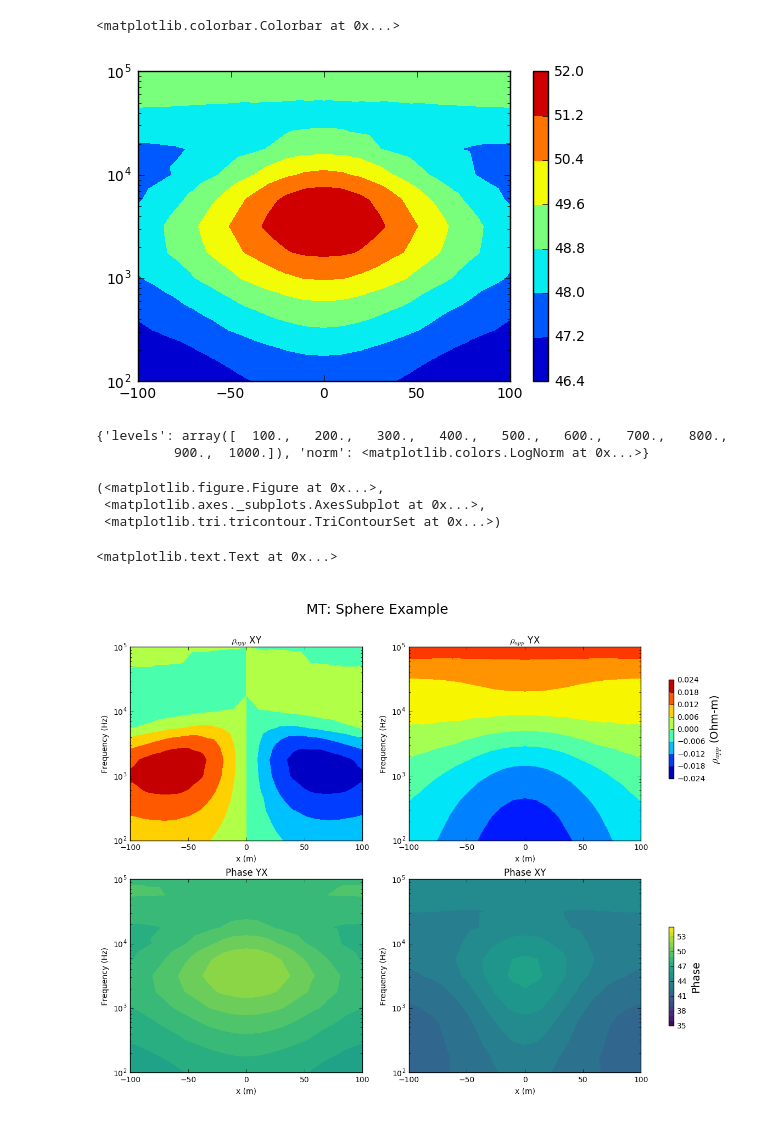
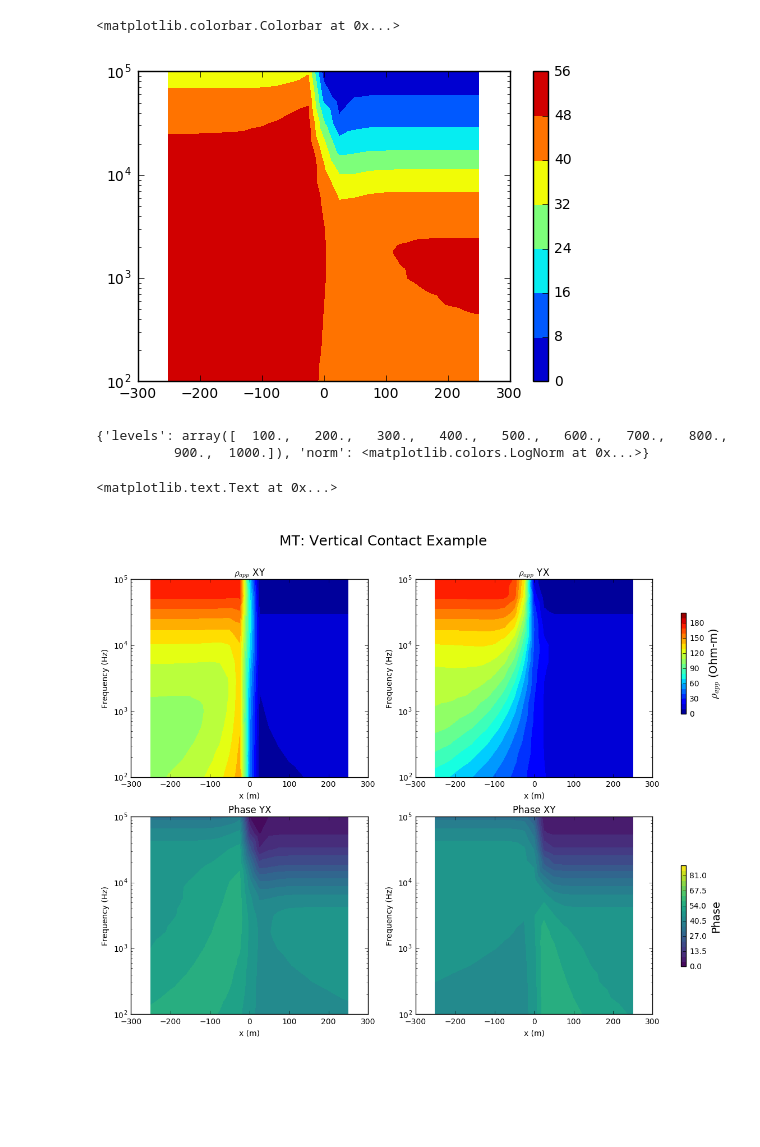
Before and after one commit to geoscixyz/em_examples, a Jupyter notebook: notebooks/geophysical_surveys/MT_Survey/plot data vertical contact.ipynb, the cells around one changed output. Saved outputs shown, nothing was run; the diff lists cells and outputs as text; code cells hidden in the pictures; blank space fills up the shorter version.

```diff
--- a/notebooks/geophysical_surveys/MT_Survey/plot data vertical contact.ipynb
+++ b/notebooks/geophysical_surveys/MT_Survey/plot data vertical contact.ipynb
@@ -20,3 +24,3 @@ import telluricpy
 # %%
-mtData = dill.load(open('sphere_mtData_1e2_1e1.pklb','rb'))
+mtData = dill.load(open('vertical_contact_mtData_1e2_1e1.pklb','rb'))
 # %%
@@ -71,7 +74,7 @@ ax.set_yscale('log')
 plt.colorbar(cont)
 # %% [output]
 <matplotlib.colorbar.Colorbar at 0x...>
-[figure, old version]
+[figure, new version]
 # %%
 cont_args = {'levels':np.linspace(100.,1000.,10),'norm':colors.LogNorm()}
 # %%
@@ -79,12 +82,6 @@ cont_args
 # %% [output]
 {'levels': array([  100.,   200.,   300.,   400.,   500.,   600.,   700.,   800.,
           900.,  1000.]), 'norm': <matplotlib.colors.LogNorm at 0x...>}
-# %%
-mtData.section_plot({'y':0.},'Z','xy','app_res',ax=ax0, plot_error=False)#, **cont_args)
-# %% [output]
-(<matplotlib.figure.Figure at 0x...>,
- <matplotlib.axes._subplots.AxesSubplot at 0x...>,
- <matplotlib.tri.tricontour.TriContourSet at 0x...>)
 # %%
 fig = plt.figure(figsize= (12,10))
 ax0 = plt.subplot(221)
@@ -92,9 +89,9 @@ ax2 = plt.subplot(222)
 ax3 = plt.subplot(223)
 ax1 = plt.subplot(224)
 
-cont_args_app_res = {'levels':np.linspace(50.,150.,11)}#,'norm':colors.LogNorm()}
-cont_args_phasexy = {'levels':np.linspace(-145.,-115.,21),'cmap':'viridis'}#,'norm':colors.LogNorm()}
-cont_args_phaseyx = {'levels':np.linspace(35.,55.,21),'cmap':'viridis'}#,'norm':colors.LogNorm()}
+cont_args_app_res = {'levels':np.linspace(0.,200.,21)}#,'norm':colors.LogNorm()}
+cont_args_phasexy = {'levels':np.linspace(-180.,-90.,21),'cmap':'viridis'}#,'norm':colors.LogNorm()}
+cont_args_phaseyx = {'levels':np.linspace(0.,90.,21),'cmap':'viridis'}#,'norm':colors.LogNorm()}
 
 
 fig,ax0,cont_appresxy = mtData.section_plot({'y':0.},'Z','xy','app_res',ax=ax0, plot_error=False, **cont_args_app_res)
@@ -106,35 +103,35 @@ ax1.set_yscale('log')
 ax2.set_yscale('log')
 ax3.set_yscale('log')
 
 ax0.set_xlabel('x (m)')
 ax0.set_ylabel('Frequency (Hz)')
 ax1.set_xlabel('x (m)')
 ax1.set_ylabel('Frequency (Hz)')
 ax2.set_xlabel('x (m)')
 ax2.set_ylabel('Frequency (Hz)')
 ax3.set_xlabel('x (m)')
 ax3.set_ylabel('Frequency (Hz)')
 
 ax0.set_title(r'$\rho_{app}$ XY')
 ax2.set_title(r'$\rho_{app}$ YX')
 ax1.set_title(r'Phase XY')
 ax3.set_title(r'Phase YX')
 
 cbar_ax = fig.add_axes([0.9, 0.5, 0.05, 0.5])
 cbar_ax.axis('off')
 cb = plt.colorbar(cont_appresxy, ax=cbar_ax)#,format = formatter)
 cb.set_label(r'$\rho_{app}$ (Ohm-m)',fontsize = 14.)
 
 cbar_ax = fig.add_axes([0.9, 0.05, 0.05, 0.5])
 cbar_ax.axis('off')
 cb = plt.colorbar(cont_phaseyx, ax=cbar_ax)#,format = formatter)
 cb.set_label(r'Phase',fontsize = 14.)
-fig.suptitle('MT: Sphere Example',fontsize =18.)
+fig.suptitle('MT: Vertical Contact Example',fontsize =18.)
 
 #plt.tight_layout()
 # %% [output]
 <matplotlib.text.Text at 0x...>
-[figure, old version]
+[figure, new version]
 # %%
 fig = plt.figure(figsize= (12,10))
 ax0 = plt.subplot(221)
```
Also changed, not shown: parts of 19 cells of this notebook, 1 other file.
